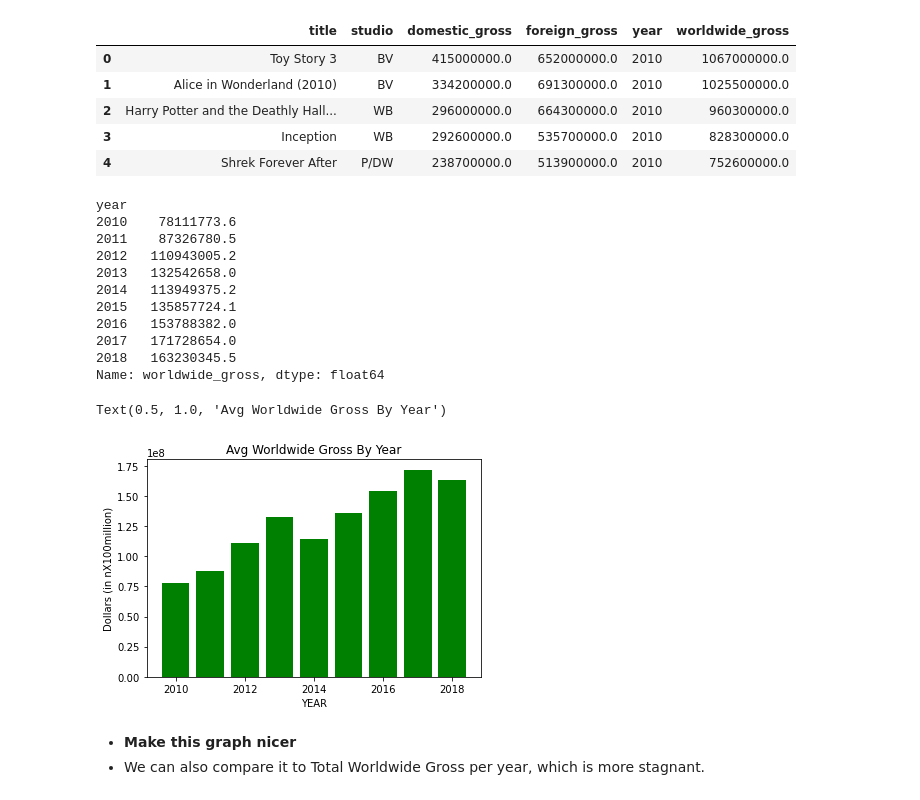
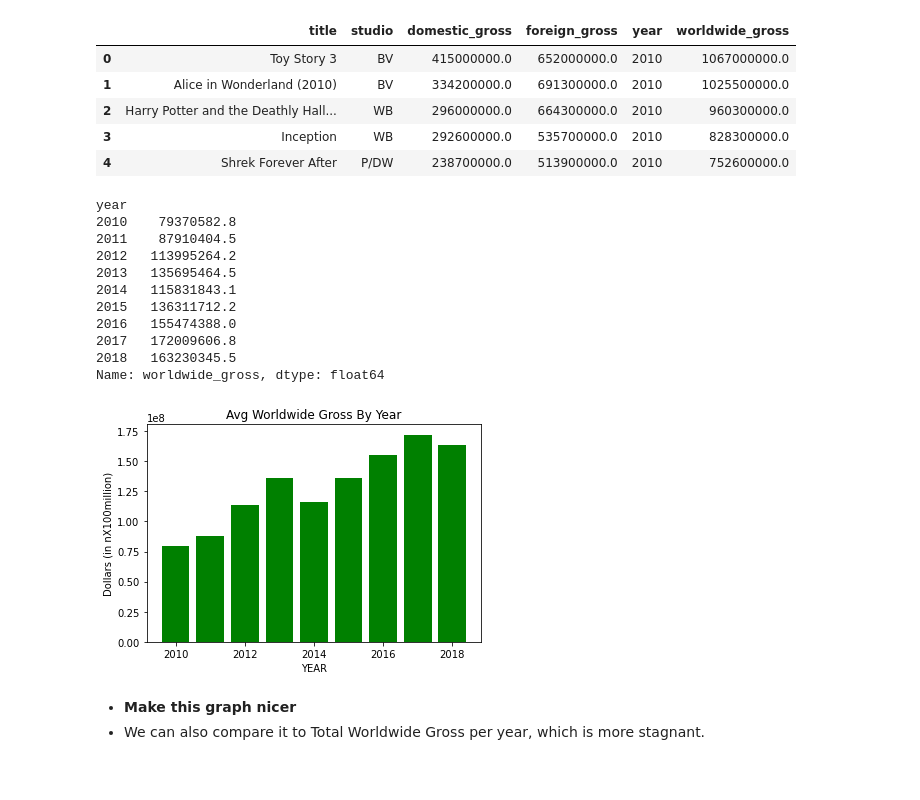
Before and after one commit to ykfarhan/state-of-box-office-analysis, a Jupyter notebook: data_cleaning_yasir.ipynb, the cells around one changed output. Cells and saved outputs as stored; diff of their text form; code cells hidden in the pictures.

```diff
--- a/data_cleaning_yasir.ipynb
+++ b/data_cleaning_yasir.ipynb
@@ -102,4 +113,4 @@ bom_gross_copy.foreign_gross = bom_gross_copy.foreign_gross.str.replace(',','')
 
 # there are more string values that need to omitted in order to change column to float type
 # %%
-bom_gross_copy.foreign_gross = bom_gross_copy.foreign_gross.astype(float)  # convert column to float type
+bom_gross.foreign_gross = bom_gross.foreign_gross.astype(float)  # convert column to float type
@@ -105,0 +123,3 @@ bom_gross_copy.foreign_gross = bom_gross_copy.foreign_gross.astype(float)  # con
+# %%
+bom_gross = bom_gross[(bom_gross.foreign_gross > 0) & bom_gross.domestic_gross > 0]
+bom_gross.shape  # check how many movies are left
@@ -107,6 +129,6 @@ bom_gross_copy.foreign_gross = bom_gross_copy.foreign_gross.astype(float)  # con
 ### Make a new Worldwide gross column
 - Let's add the domestic and foreign gross to get this new column
 # %%
-bom_gross_copy['worldwide_gross'] = bom_gross_copy['domestic_gross'] + bom_gross_copy['foreign_gross']
+bom_gross['worldwide_gross'] = bom_gross['domestic_gross'] + bom_gross['foreign_gross']
 # make a new column of the worldwide income by adding the domestic and foreign gross
 # %%
@@ -119,28 +141,28 @@ bom_gross_copy.head()  # inspect the first few elements to confirm changes
 | 3 | Inception | WB | 292600000.0 | 535700000.0 | 2010 | 828300000.0 |
 | 4 | Shrek Forever After | P/DW | 238700000.0 | 513900000.0 | 2010 | 752600000.0 |
 # %%
-yearly_gross = bom_gross_copy.groupby('year')['worldwide_gross'].mean()
-yearly_gross # look at the avg worldwide gross by year
+avg_yearly_gross = bom_gross.groupby('year')['worldwide_gross'].mean()
+avg_yearly_gross # look at the avg worldwide gross by year
 # %% [output]
 year
-2010    78111773.6
-2011    87326780.5
-2012   110943005.2
-2013   132542658.0
-2014   113949375.2
-2015   135857724.1
-2016   153788382.0
-2017   171728654.0
+2010    79370582.8
+2011    87910404.5
+2012   113995264.2
+2013   135695464.5
+2014   115831843.1
+2015   136311712.2
+2016   155474388.0
+2017   172009606.8
 2018   163230345.5
 Name: worldwide_gross, dtype: float64
 # %%
-plt.bar(x = yearly_gross.index, height= yearly_gross, color = 'green')
+plt.bar(x = avg_yearly_gross.index, height= avg_yearly_gross, color = 'green')
 plt.xlabel('YEAR')
 plt.ylabel('Dollars (in nX100million)')
 plt.title('avg worldwide gross by year'.title())
+plt.show()
 # %% [output]
-Text(0.5, 1.0, 'Avg Worldwide Gross By Year')
-[figure, old version]
+[figure, new version]
 # %% [markdown]
 - **Make this graph nicer**
 - We can also compare it to Total Worldwide Gross per year, which is more stagnant.
```
Also changed, not shown: parts of 58 cells of this notebook.
